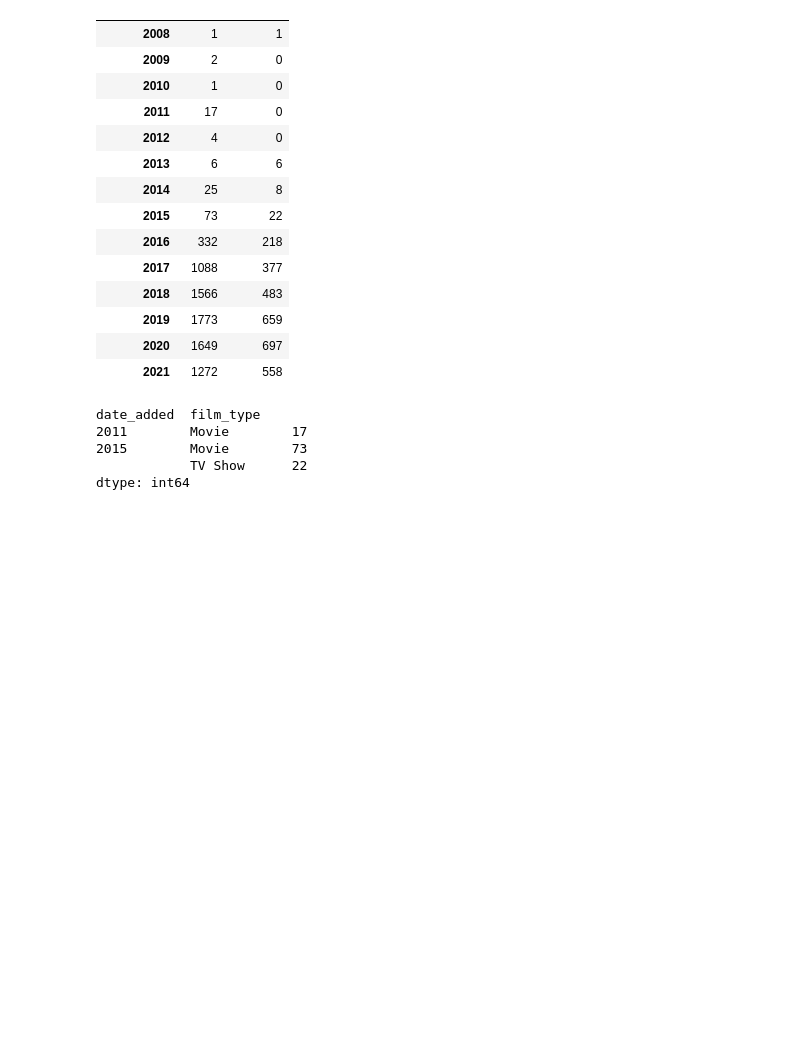
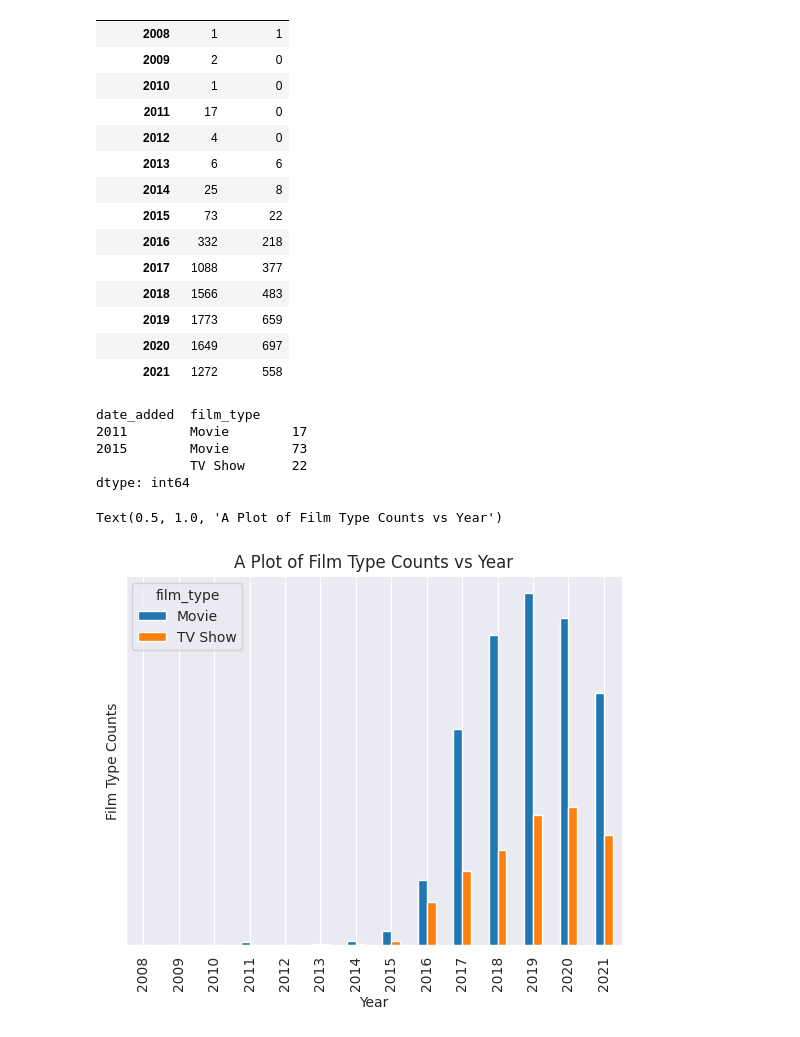
Before and after one commit to mutumagitonga/Netflix-Movies-and-TV-Shows-Data-Analysis, a Jupyter notebook: netflix_movies_and_shows.ipynb, the cells around one changed output. Saved outputs shown, nothing was run; the diff lists cells and outputs as text; code cells hidden in the pictures; blank space fills up the shorter version.

Commit message:
Create a vertical barchart showing Movies & TV shows trend since 2008

```diff
--- a/netflix_movies_and_shows.ipynb
+++ b/netflix_movies_and_shows.ipynb
@@ -901,3 +901,17 @@ date_added  film_type
 2015        Movie        73
             TV Show      22
 dtype: int64
+# %%
+# Now plotting the annual trend of the Netflix Movies & TV Shows since 2008
+
+# SOLUTION 1: CREATING A VERTICAL BARCHART
+df2.plot(kind="bar", stacked=False)
+
+# plt.figure(figsize=(30,12))
+plt.xlabel("Year")
+plt.ylabel("Film Type Counts")
+plt.yticks(np.arange(0, ))
+plt.title("A Plot of Film Type Counts vs Year")
+# %% [output]
+Text(0.5, 1.0, 'A Plot of Film Type Counts vs Year')
+[figure, added]
```
